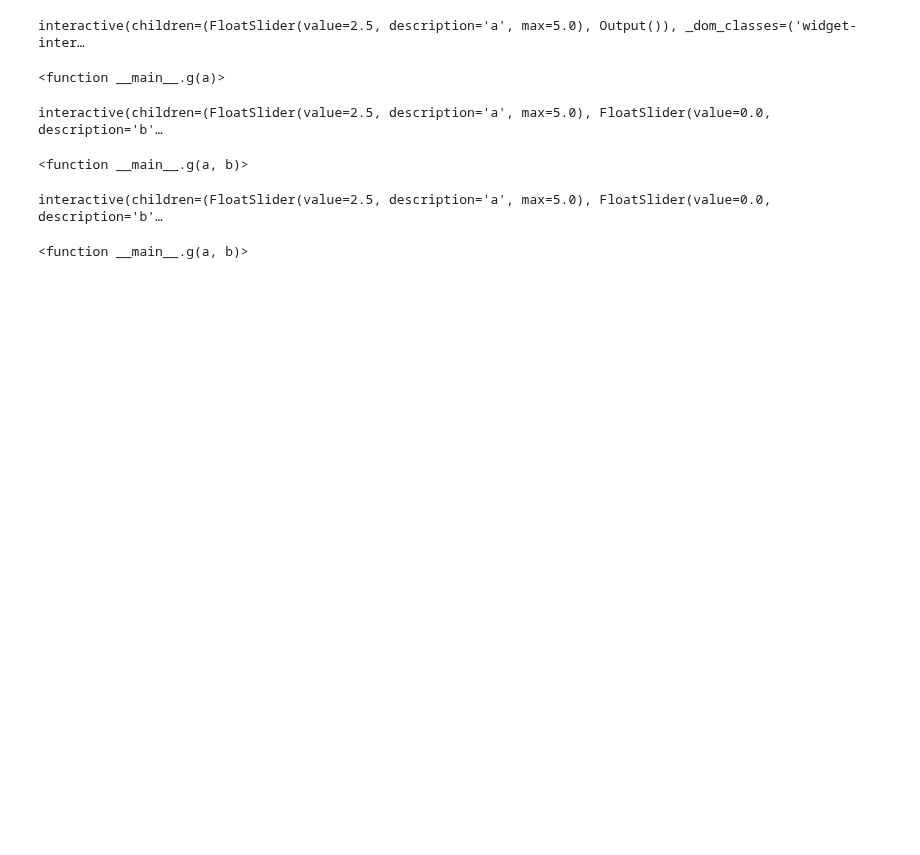
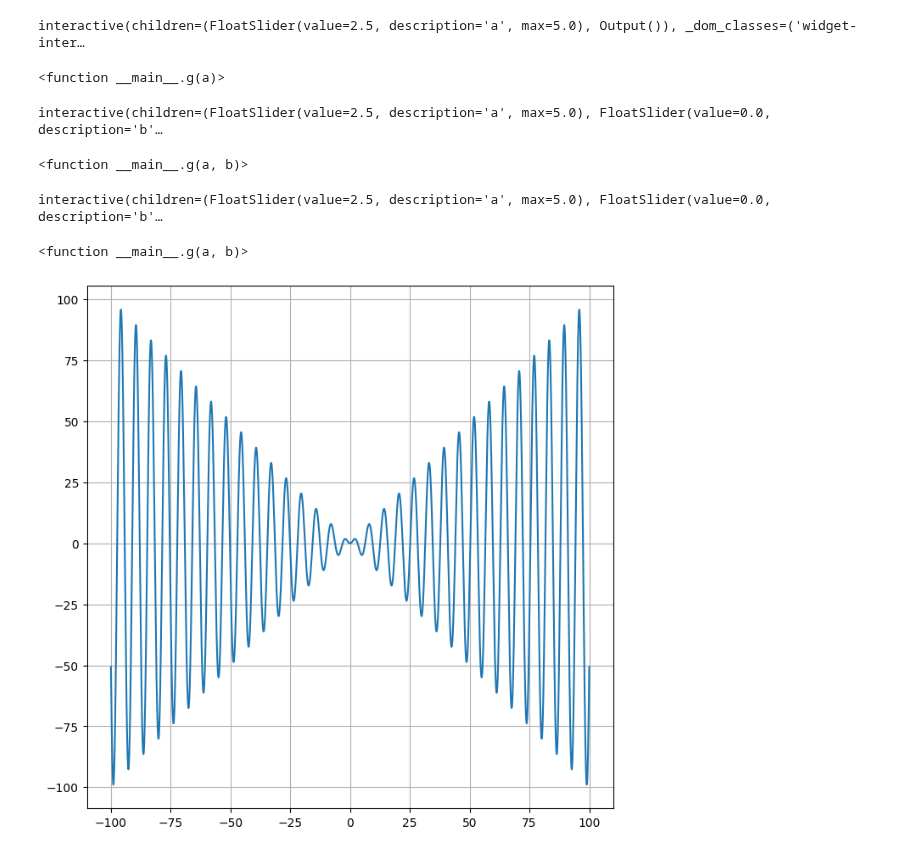
Before and after one commit to yamryo/notebooks, a Jupyter notebook: 4NM/2024ZM.ipynb, the cells around one changed output. Drawn from its saved outputs; the diff is of its cells as text; code cells hidden in the pictures; blank space fills up the shorter version.

```diff
--- a/4NM/2024ZM.ipynb
+++ b/4NM/2024ZM.ipynb
@@ -91,3 +91,18 @@ interact(g, a=(0.0,5.0,0.1), b=(-5.0,5.0,0.1))
 # %% [output]
 interactive(children=(FloatSlider(value=2.5, description='a', max=5.0), FloatSlider(value=0.0, description='b'…
 <function __main__.g(a, b)>
+# %%
+f = lambda x: x*np.sin(x)
+a, b = 0, 1
+
+#------
+fig, ax = plt.subplots(figsize=(8,8))
+N = 10**4
+
+xmin, xmax = -10**2, 10**2
+p = np.linspace(xmin, xmax, N)
+plt.plot(p , f(p))
+ax.grid()
+plt.show()
+# %% [output]
+[figure, added]
```
Also changed, not shown: 11 other files.
